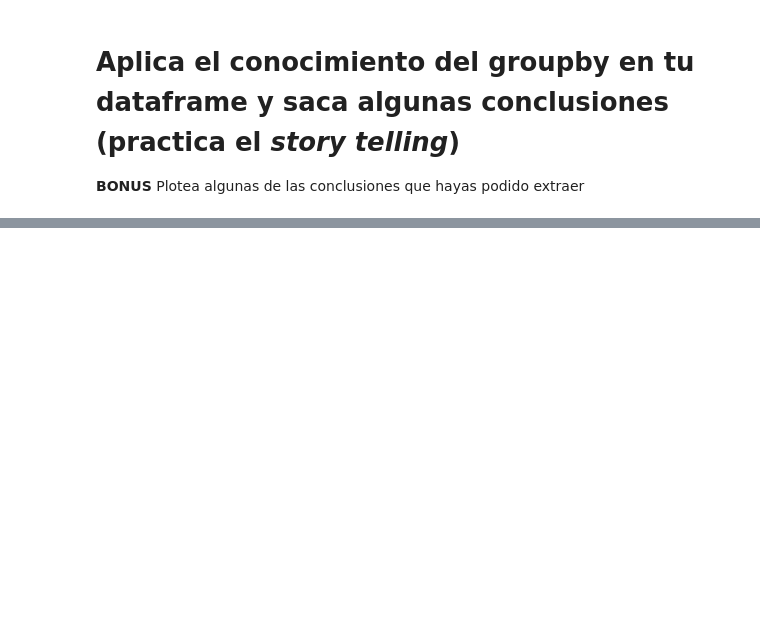
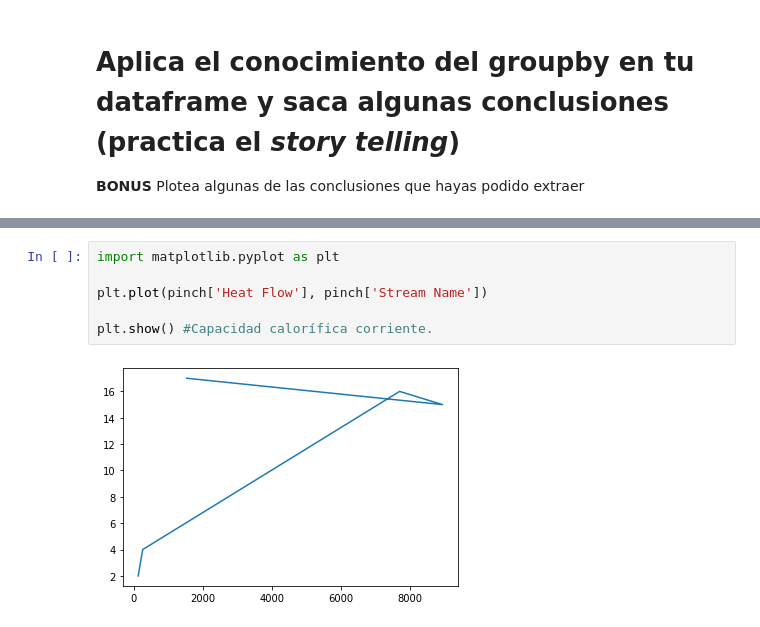
Before and after one commit to Ironhack-Part-Time-Enero2022/lab-pandas-II, a Jupyter notebook: Lab-Pandas-II.ipynb, the cells around one changed output, grey strips where cells are left out. Cells and saved outputs as stored; diff of their text form; blank space fills up the shorter version.

```diff
--- a/Lab-Pandas-II.ipynb
+++ b/Lab-Pandas-II.ipynb
@@ -23,0 +176,8 @@ Tómate tu tiempo para entender el dataframe y la información que hay en el. Y
+# %%
+import matplotlib.pyplot as plt
+
+plt.plot(pinch['Heat Flow'], pinch['Stream Name'])
+
+plt.show() #Capacidad calorífica corriente.
+# %% [output]
+[figure, added]
```
Also changed, not shown: parts of 12 cells of this notebook, 1 other file.
